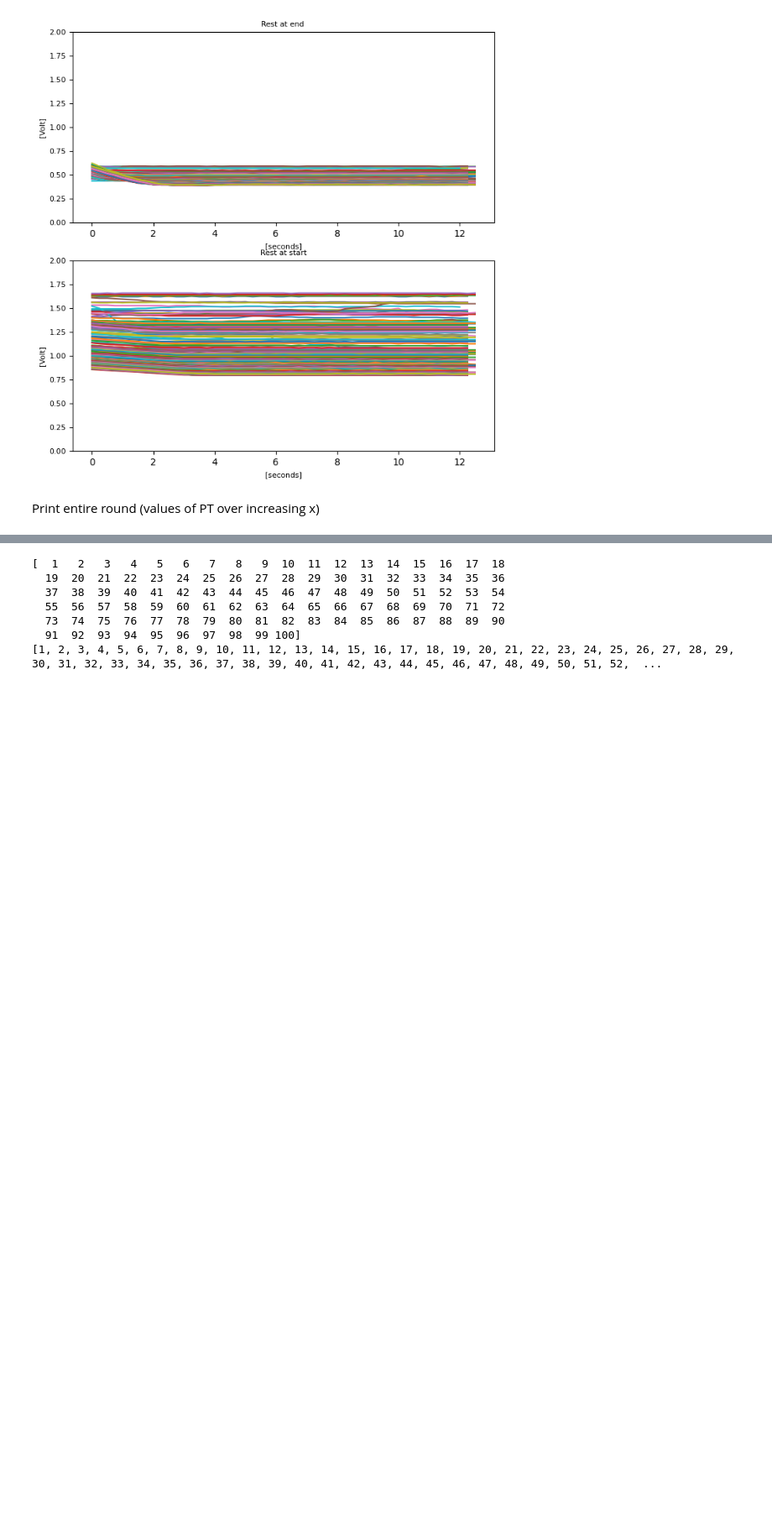
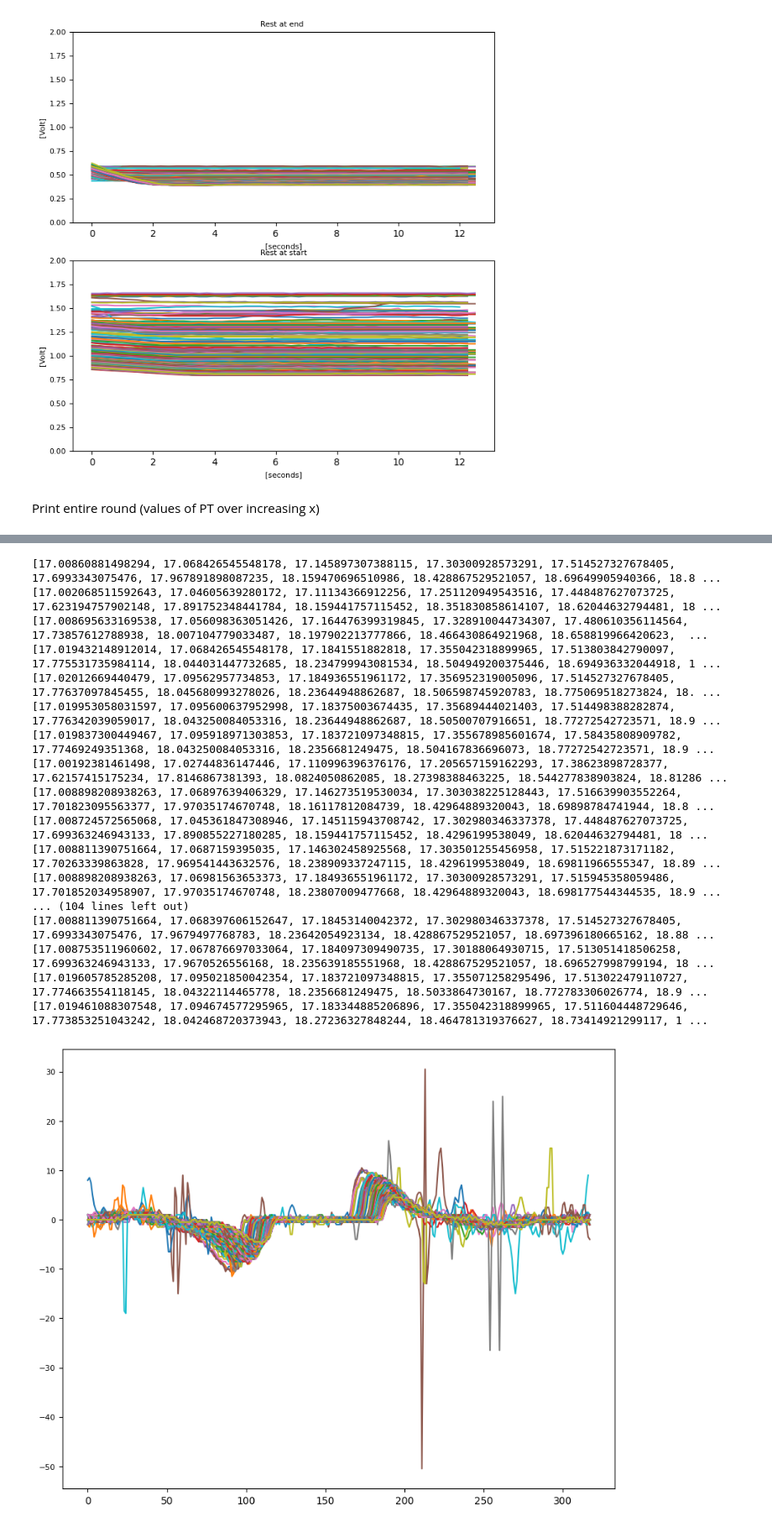
Before and after one commit to annnnna42/Arduino_KDC101_Control_and_Evaluation, a Jupyter notebook: plots_ps.ipynb, the cells around one changed output, grey strips where cells are left out. Shown at 84% size. Saved outputs shown, nothing was run; the diff lists cells and outputs as text; code cells hidden in the pictures; blank space fills up the shorter version.

```diff
--- a/plots_ps.ipynb
+++ b/plots_ps.ipynb
@@ -419,18 +334,6 @@ for axis in ax.flat:
 plt.show()
 # %% [output]
 [figure]
-# %%
-elements_with_less_than_5 = []
-arduino_data = arduino_data[1:len(arduino_data)]
-
-for i, sublist in enumerate(arduino_data):
-    for j, subsublist in enumerate(sublist):
-        if len(subsublist) != 6:
-            elements_with_less_than_5.append((i, j))
-
-print("Elements with less than 5 elements in their sublists:")
-for element in elements_with_less_than_5:
-    print(element)
 # %% [markdown]
 Print entire round (values of PT over increasing x)
 # %%
@@ -456,17 +360,46 @@ plt.show()
 [figure]
-# %%
-import numpy as np
-
-arr1 = np.arange(1, x + 1)
-arr2 = [i for i in range(1, x + 1)]
-
-print(arr1)
-print(arr2)
-# %% [output]
-[  1   2   3   4   5   6   7   8   9  10  11  12  13  14  15  16  17  18
-  19  20  21  22  23  24  25  26  27  28  29  30  31  32  33  34  35  36
-  37  38  39  40  41  42  43  44  45  46  47  48  49  50  51  52  53  54
-  55  56  57  58  59  60  61  62  63  64  65  66  67  68  69  70  71  72
-  73  74  75  76  77  78  79  80  81  82  83  84  85  86  87  88  89  90
-  91  92  93  94  95  96  97  98  99 100]
-[1, 2, 3, 4, 5, 6, 7, 8, 9, 10, 11, 12, 13, 14, 15, 16, 17, 18, 19, 20, 21, 22, 23, 24, 25, 26, 27, 28, 29, 30, 31, 32, 33, 34, 35, 36, 37, 38, 39, 40, 41, 42, 43, 44, 45, 46, 47, 48, 49, 50, 51, 52,  ...
+# %%
+plt.figure(figsize=(10,8))
+
+
+for i in range(rounds-1):
+    # alle fw rounds von photosensitive
+
+    pos_value_fw = [sublist[0] for sublist in stage_data[i]]
+    pos_value_bw = [sublist[0] for sublist in stage_data[i]]
+    #print(len(a))
+
+    pd_value_inside = [sublist[5] for sublist in arduino_data[i]]
+
+    volt = 5.0/1023.0
+    pd_value_inside_volt = [val * volt for val in pd_value_inside]
+
+    print(pos_value_fw)
+    pd_value_inside = np.array(pd_value_inside)
+
+    derivative_pd_value = np.gradient(pd_value_inside)
+    x = [i for i in range (0, len(pd_value_inside_volt))]
+
+    plt.plot(x, derivative_pd_value)
+
+
+plt.show()
+# %% [output]
+[17.00860881498294, 17.068426545548178, 17.145897307388115, 17.30300928573291, 17.514527327678405, 17.6993343075476, 17.967891898087235, 18.159470696510986, 18.428867529521057, 18.69649905940366, 18.8 ...
+[17.002068511592643, 17.04605639280172, 17.11134366912256, 17.251120949543516, 17.448487627073725, 17.623194757902148, 17.891752348441784, 18.159441757115452, 18.351830858614107, 18.62044632794481, 18 ...
+[17.008695633169538, 17.056098363051426, 17.164476399319845, 17.328910044734307, 17.480610356114564, 17.73857612788938, 18.007104779033487, 18.197902213777866, 18.466430864921968, 18.658819966420623,  ...
+[17.019432148912014, 17.068426545548178, 17.1841551882818, 17.355042318899965, 17.513803842790097, 17.775531735984114, 18.044031447732685, 18.234799943081534, 18.504949200375446, 18.694936332044918, 1 ...
+[17.02012669440479, 17.09562957734853, 17.184936551961172, 17.356952319005096, 17.514527327678405, 17.77637097845455, 18.045680993278026, 18.23644948862687, 18.506598745920783, 18.775069518273824, 18. ...
+[17.019953058031597, 17.095600637952998, 17.18375003674435, 17.35689444021403, 17.514498388282874, 17.776342039059017, 18.043250084053316, 18.23644948862687, 18.50500707916651, 18.77272542723571, 18.9 ...
+[17.019837300449467, 17.095918971303853, 17.183721097348815, 17.355678985601674, 17.58435808909782, 17.77469249351368, 18.043250084053316, 18.2356681249475, 18.504167836696073, 18.77272542723571, 18.9 ...
+[17.00192381461498, 17.02744836147446, 17.110996396376176, 17.205657159162293, 17.38623898728377, 17.62157415175234, 17.8146867381393, 18.0824050862085, 18.27398388463225, 18.544277838903824, 18.81286 ...
+[17.008898208938263, 17.06897639406329, 17.146273519530034, 17.303038225128443, 17.516639903552264, 17.701823095563377, 17.97035174670748, 18.16117812084739, 18.42964889320043, 18.69898784741944, 18.8 ...
+[17.008724572565068, 17.045361847308946, 17.145115943708742, 17.302980346337378, 17.448487627073725, 17.699363246943133, 17.890855227180285, 18.159441757115452, 18.4296199538049, 18.62044632794481, 18 ...
+[17.008811390751664, 17.0687159395035, 17.146302458925568, 17.303501255456958, 17.515221873171182, 17.70263339863828, 17.969541443632576, 18.238909337247115, 18.4296199538049, 18.69811966555347, 18.89 ...
+[17.008898208938263, 17.06981563653373, 17.184936551961172, 17.30300928573291, 17.515945358059486, 17.701852034958907, 17.97035174670748, 18.23807009477668, 18.42964889320043, 18.698177544344535, 18.9 ...
+... (104 lines left out)
+[17.008811390751664, 17.068397606152647, 17.18453140042372, 17.302980346337378, 17.514527327678405, 17.6993343075476, 17.9679497768783, 18.23642054923134, 18.428867529521057, 18.697396180665162, 18.88 ...
+[17.008753511960602, 17.067876697033064, 17.184097309490735, 17.30188064930715, 17.513051418506258, 17.699363246943133, 17.9670526556168, 18.235639185551968, 18.428867529521057, 18.696527998799194, 18 ...
+[17.019605785285208, 17.095021850042354, 17.183721097348815, 17.355071258295496, 17.513022479110727, 17.774663554118145, 18.04322114465778, 18.2356681249475, 18.5033864730167, 18.772783306026774, 18.9 ...
+[17.019461088307548, 17.094674577295965, 17.183344885206896, 17.355042318899965, 17.511604448729646, 17.773853251043242, 18.042468720373943, 18.27236327848244, 18.464781319376627, 18.73414921299117, 1 ...
+[figure, added]
```
Also changed, not shown: parts of 13 cells of this notebook, 7 other files.
